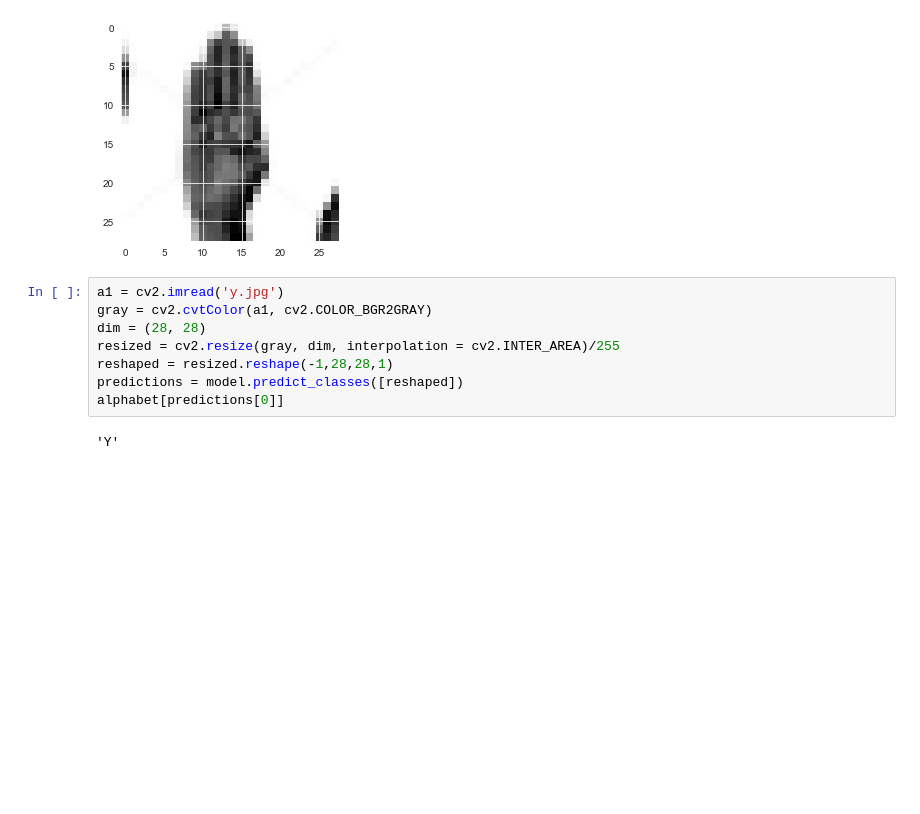
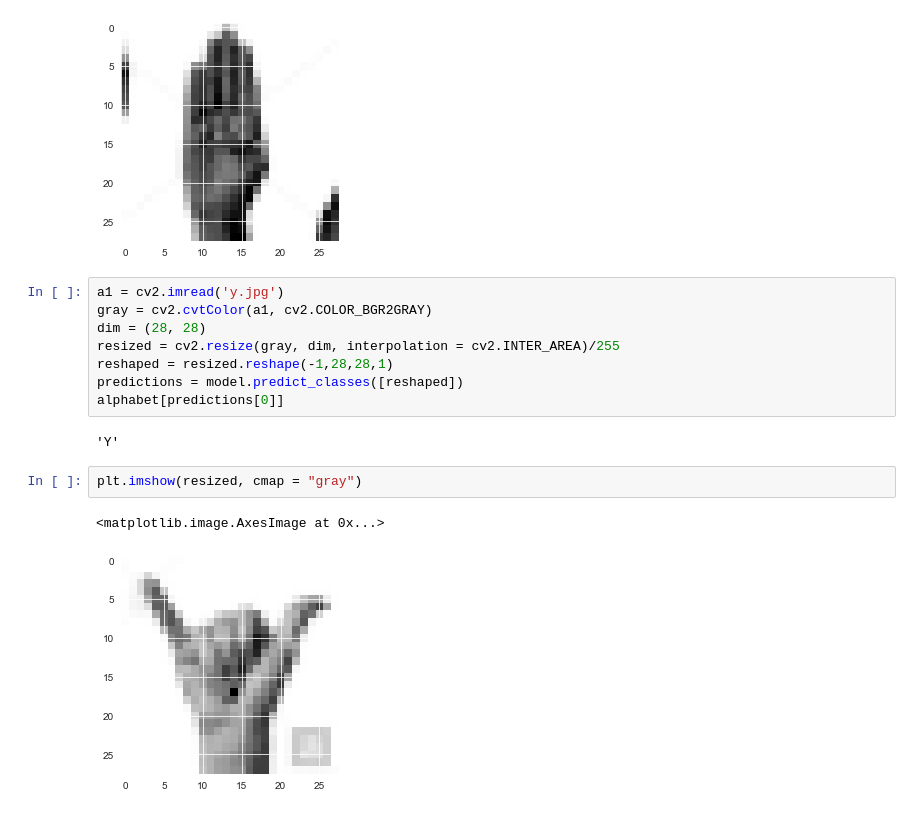
Before and after one commit to jimjsong/kaggle_asl_mnist, a Jupyter notebook: CNN using Keras(100% Accuracy).ipynb, the cells around one changed output. Cells and saved outputs as stored; diff of their text form; blank space fills up the shorter version.

```diff
--- a/CNN using Keras(100% Accuracy).ipynb
+++ b/CNN using Keras(100% Accuracy).ipynb
@@ -321,3 +321,8 @@ predictions = model.predict_classes([reshaped])
 alphabet[predictions[0]]
 # %% [output]
 'Y'
+# %%
+plt.imshow(resized, cmap = "gray")
+# %% [output]
+<matplotlib.image.AxesImage at 0x...>
+[figure, added]
```
